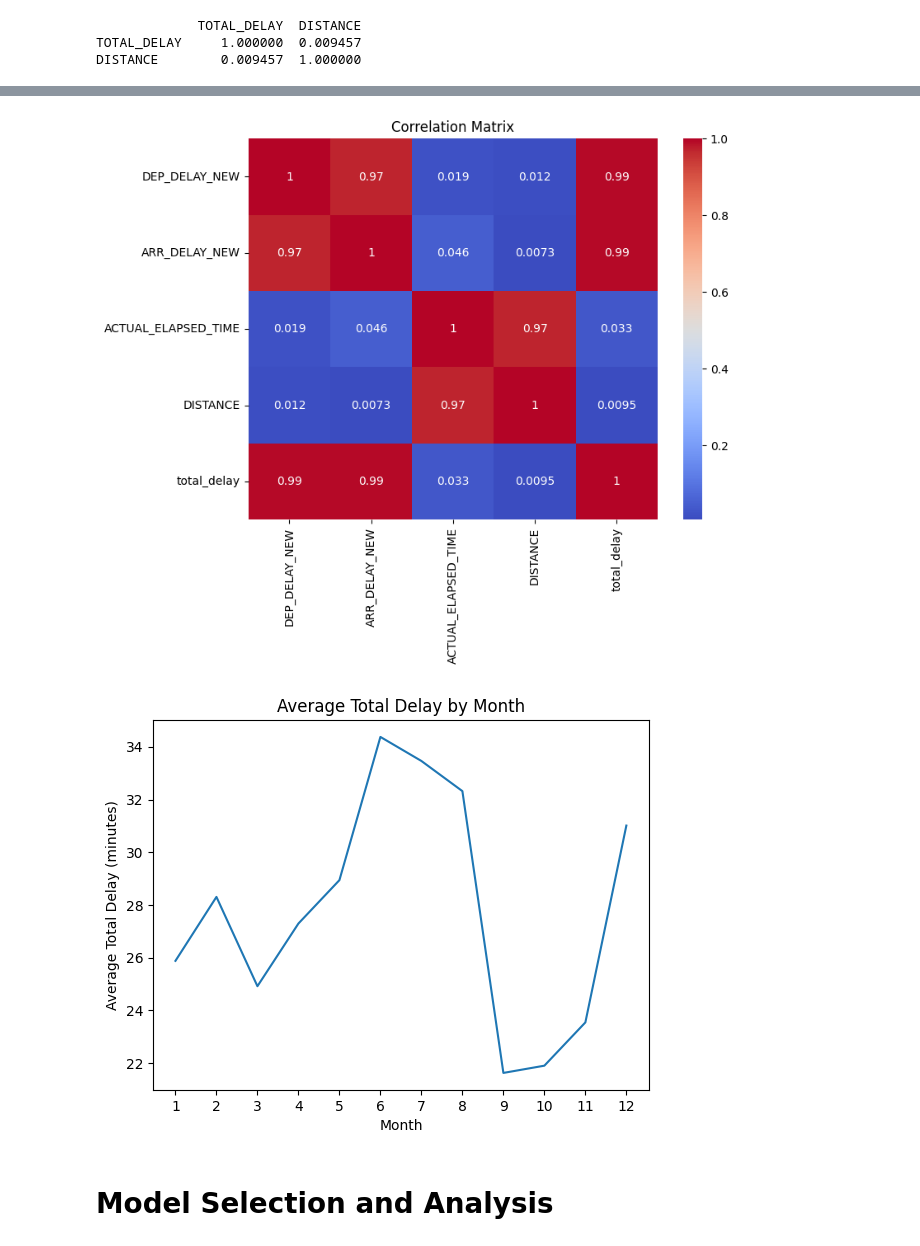
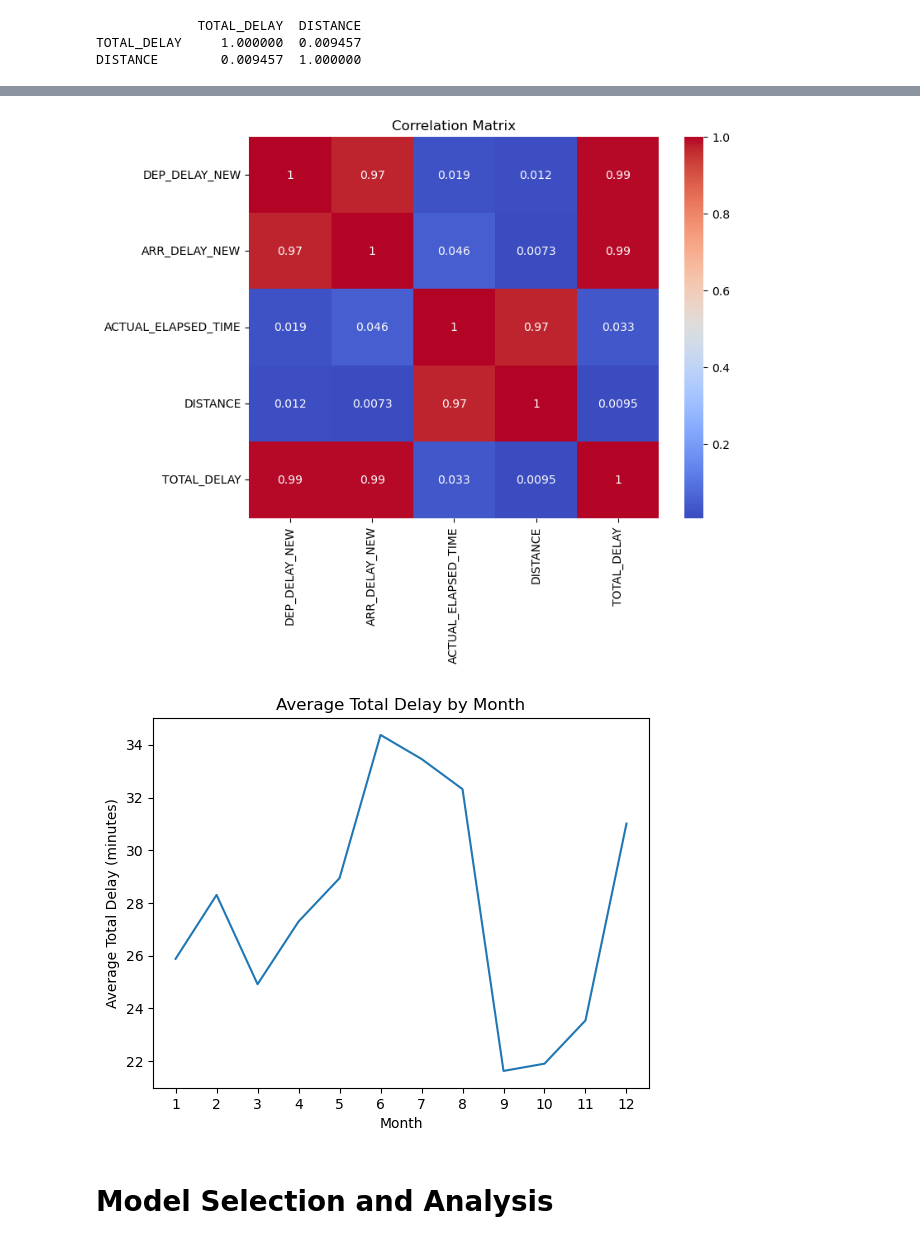
Before and after one commit to ssamat/COGS109, a Jupyter notebook: Final_Project_Template.ipynb, the cells around one changed output, grey strips where cells are left out. Drawn from its saved outputs; the diff is of its cells as text; code cells hidden in the pictures.

```diff
--- a/Final_Project_Template.ipynb
+++ b/Final_Project_Template.ipynb
@@ -159,14 +159,3 @@ flights
 | 21357355 | 12/31/2022 12:00:00 AM | YX | Wilmington, NC | Newark, NJ | 0.0 | 0.0 | ... |
 | 21357356 | 12/31/2022 12:00:00 AM | YX | Worcester, MA | New York, NY | 0.0 | 0.0 | ... |
 21357357 rows × 14 columns
-# %%
-
-for i in range(len(flights)):
-    if flights['TOTAL_DELAY'][i] == 0:
-        flights['DELAY_STATUS'][i] = 1
-    else:
-        flights['DELAY_STATUS'][i] = 0
-
-
-
-flights
@@ -175,5 +175,5 @@ KeyError: 'DELAY_STATUS'
 # %%
-delay_status = ['D' if (row > 0) else 'ND' for row in flights['TOTAL_DELAY']]
+delay_status = ['1' if (row > 0) else '0' for row in flights['TOTAL_DELAY']]
 flights['DELAY_STATUS'] = delay_status
 
 flights
@@ -255,5 +254,3 @@ Name: count, Length: 186, dtype: int64
-# %%
-flights['TOTAL_DELAY'] = flights['ARR_DELAY_NEW'] + flights['DEP_DELAY_NEW']
 # %%
 flights
 # %% [output]
@@ -329,10 +324,10 @@ plt.show()
 [figure]
 # %%
 # Heatmap - Correlation matrix
-correlation_matrix = flights[['DEP_DELAY_NEW', 'ARR_DELAY_NEW', 'ACTUAL_ELAPSED_TIME', 'DISTANCE', 'total_delay']].corr()
+correlation_matrix = flights[['DEP_DELAY_NEW', 'ARR_DELAY_NEW', 'ACTUAL_ELAPSED_TIME', 'DISTANCE', 'TOTAL_DELAY']].corr()
 plt.figure(figsize=(8, 6))
 sns.heatmap(correlation_matrix, annot=True, cmap='coolwarm')
 plt.title('Correlation Matrix')
 plt.show()
 # %% [output]
-[figure, old version]
+[figure, new version]
@@ -339,14 +336,14 @@ plt.show()
 # %%
 flights['Month'] = flights['FL_DATE'].dt.month
-avg_delay_by_month = flights.groupby('Month')['total_delay'].mean()
+avg_delay_by_month = flights.groupby('Month')['TOTAL_DELAY'].mean()
 plt.plot(avg_delay_by_month.index, avg_delay_by_month.values)
 plt.xlabel('Month')
 plt.ylabel('Average Total Delay (minutes)')
 plt.title('Average Total Delay by Month')
 plt.xticks(range(1, 13))
 plt.show()
 # %% [output]
-[figure, old version]
+[figure, new version]
 # %% [markdown]
 # Model Selection and Analysis
 # %%
```
Also changed, not shown: parts of 29 cells of this notebook.
